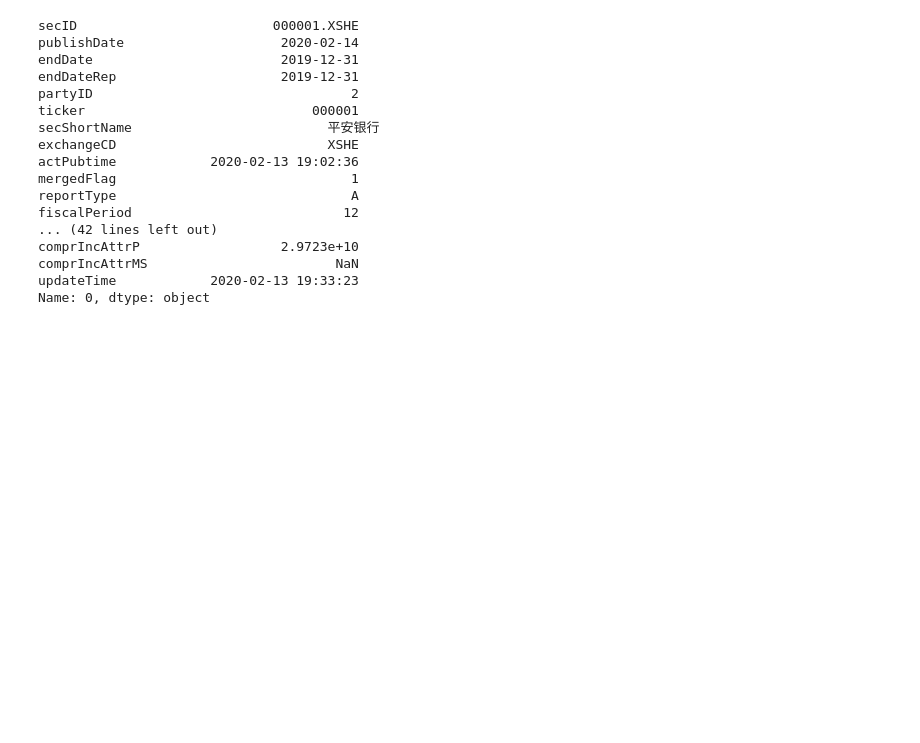
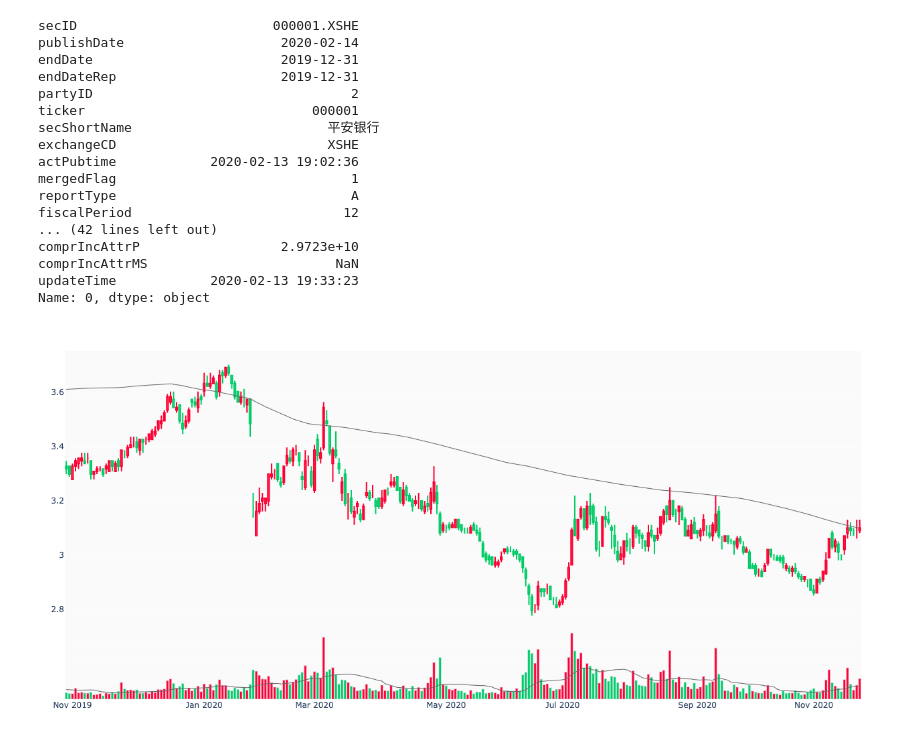
Before and after one commit to zifengyu/stock, a Jupyter notebook: playground.ipynb, the cells around one changed output. Drawn from its saved outputs; the diff is of its cells as text; code cells hidden in the pictures; blank space fills up the shorter version.

```diff
--- a/playground.ipynb
+++ b/playground.ipynb
@@ -58,2 +85,2 @@ set(isq_tickers).intersection(set(iq_tickers))
 # %%
-df = data.get_market()
+df
@@ -95,3 +140,7 @@ comprIncAttrP                  2.9723e+10
 comprIncAttrMS                        NaN
 updateTime            2020-02-13 19:33:23
 Name: 0, dtype: object
+# %%
+draw(df, 260, 200, 20)
+# %% [output]
+[figure, added]
```
Also changed, not shown: parts of 16 cells of this notebook, 6 other files.
